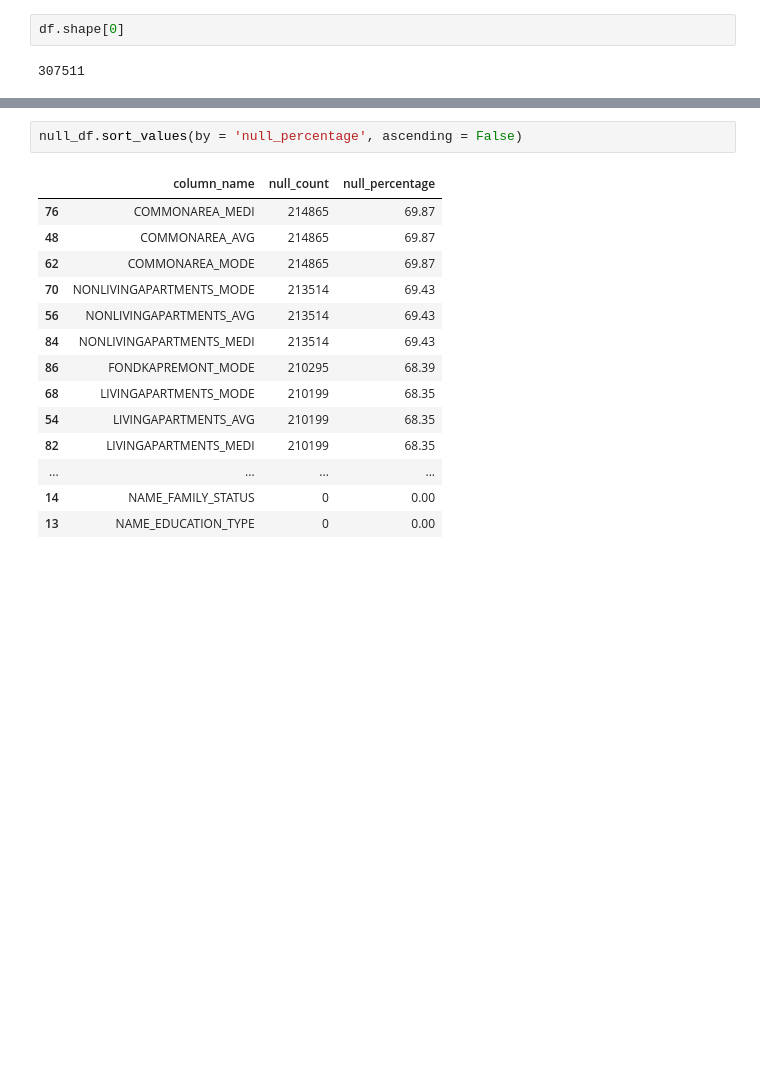
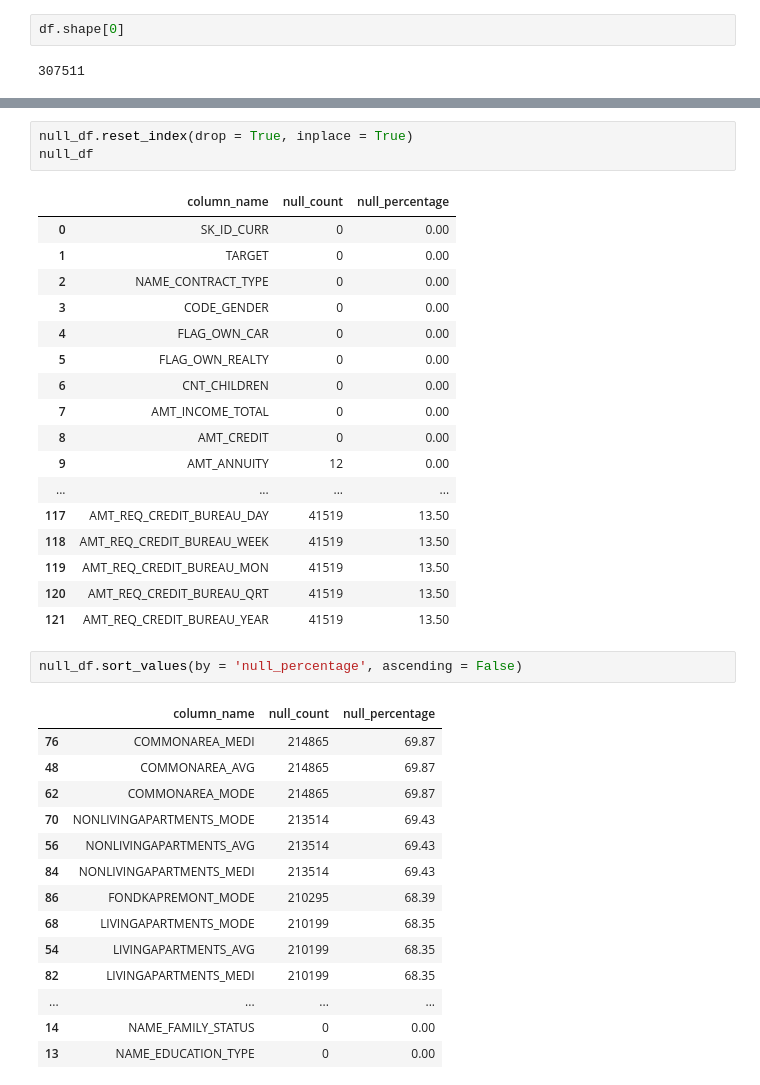
Before and after one commit to Johnny-Jackpot/python_for_ml_tasks, a Jupyter notebook: 1.2 Дослідницький аналіз даних/1_Credit_EDA.ipynb, the cells around one changed output, grey strips where cells are left out. Saved outputs shown, nothing was run; the diff lists cells and outputs as text; blank space fills up the shorter version.

```diff
--- a/1.2 Дослідницький аналіз даних/1_Credit_EDA.ipynb
+++ b/1.2 Дослідницький аналіз даних/1_Credit_EDA.ipynb
@@ -330,3 +419,24 @@ null_df.reset_index(drop = True, inplace = True)
+# %%
+null_df.reset_index(drop = True, inplace = True)
+null_df
+# %% [output]
+|  | column_name | null_count | null_percentage |
+| 0 | SK_ID_CURR | 0 | 0.00 |
+| 1 | TARGET | 0 | 0.00 |
+| 2 | NAME_CONTRACT_TYPE | 0 | 0.00 |
+| 3 | CODE_GENDER | 0 | 0.00 |
+| 4 | FLAG_OWN_CAR | 0 | 0.00 |
+| 5 | FLAG_OWN_REALTY | 0 | 0.00 |
+| 6 | CNT_CHILDREN | 0 | 0.00 |
+| 7 | AMT_INCOME_TOTAL | 0 | 0.00 |
+| 8 | AMT_CREDIT | 0 | 0.00 |
+| 9 | AMT_ANNUITY | 12 | 0.00 |
+| ... | ... | ... | ... |
+| 117 | AMT_REQ_CREDIT_BUREAU_DAY | 41519 | 13.50 |
+| 118 | AMT_REQ_CREDIT_BUREAU_WEEK | 41519 | 13.50 |
+| 119 | AMT_REQ_CREDIT_BUREAU_MON | 41519 | 13.50 |
+| 120 | AMT_REQ_CREDIT_BUREAU_QRT | 41519 | 13.50 |
+| 121 | AMT_REQ_CREDIT_BUREAU_YEAR | 41519 | 13.50 |
 # %%
 null_df.sort_values(by = 'null_percentage', ascending = False)
 # %% [output]
```
Also changed, not shown: parts of 9 cells of this notebook.
